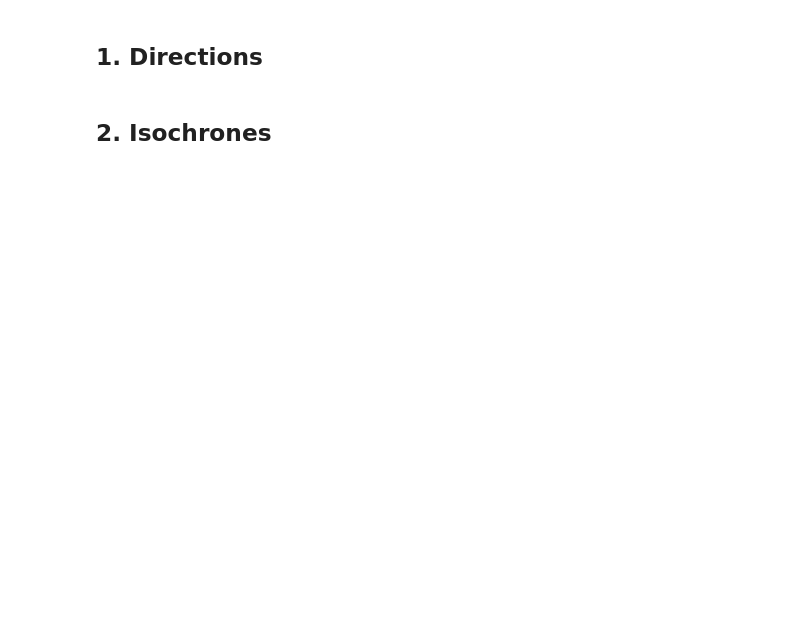
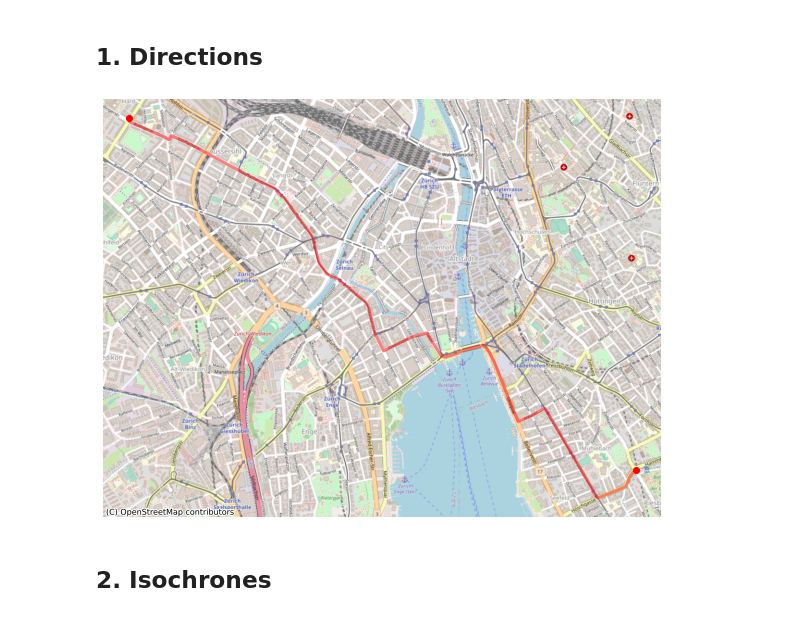
Before and after one commit to gis-ops/routingpy, a Jupyter notebook: examples/basic_examples.ipynb, the cells around one changed output. Cells and saved outputs as stored; diff of their text form; code cells hidden in the pictures; blank space fills up the shorter version.

```diff
--- a/examples/basic_examples.ipynb
+++ b/examples/basic_examples.ipynb
@@ -10,2 +1,14 @@ m
+# %%
+import routingpy as rp
+from shapely.geometry import LineString, Point, Polygon
+from matplotlib import pyplot as plt
+import geopandas as gpd
+import contextily as cx
+import pyproj
+from pprint import pprint
+
+BASEMAP_SOURCE = cx.providers.OpenStreetMap.CH
+
+coordinates = [[8.512516, 47.380742], [8.557835, 47.359467]]
 # %% [markdown]
 ## 1. Directions
@@ -29,3 +15,19 @@ m
+# %%
+# Create your own API key at https://openrouteservice.org/sign-up
+api = rp.ORS(api_key=key_ors)
+
+route = api.directions(locations=coordinates, profile='driving-car')
+# %%
+start_end = gpd.GeoDataFrame(geometry=[Point(x,y) for x,y in coordinates], crs="EPSG:4326").to_crs("EPSG:3857")
+route_line = gpd.GeoDataFrame(geometry=[LineString(route.geometry)], crs="EPSG:4326").to_crs("EPSG:3857")
+# %%
+fig, ax = plt.subplots(1,1, figsize=(10,10))
+start_end.plot(ax=ax, color="red")
+route_line.plot(ax=ax, color="red", linewidth=3, alpha=0.5)
+cx.add_basemap(ax=ax, crs="EPSG:3857", source=BASEMAP_SOURCE)
+_ = ax.axis("off")
+# %% [output]
+[figure, added]
 # %% [markdown]
 ## 2. Isochrones
 # %%
```
Also changed, not shown: parts of 6 cells of this notebook, 1 other file.
